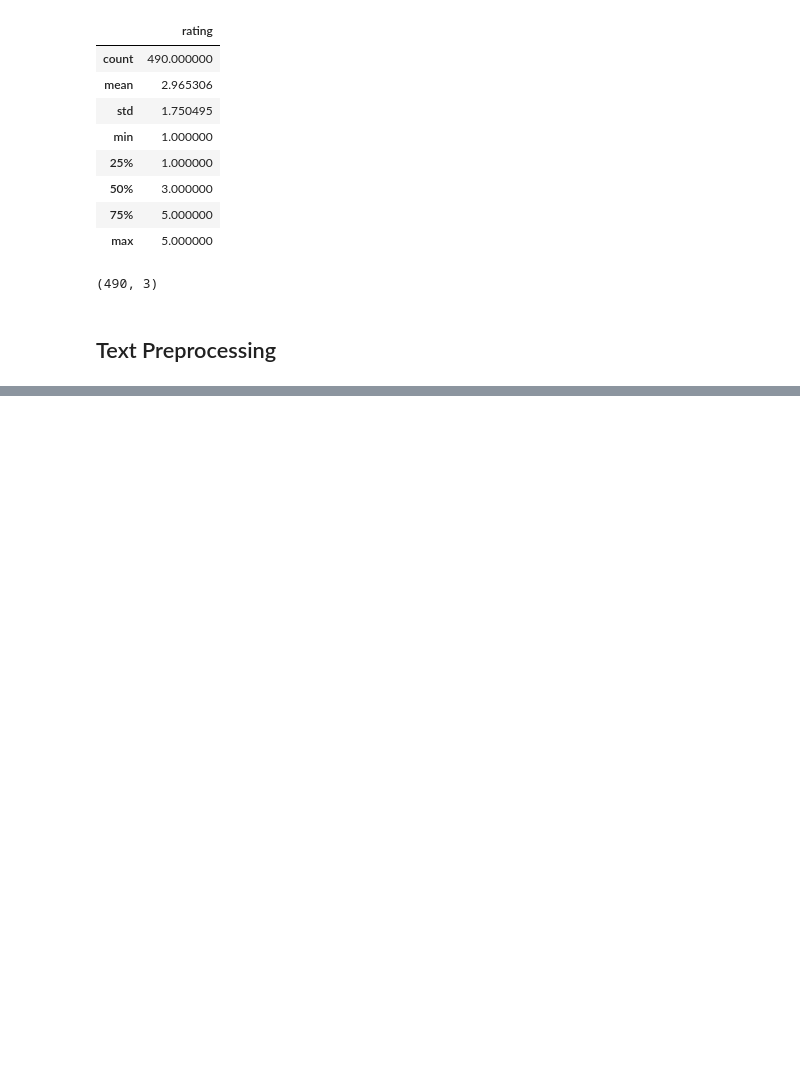
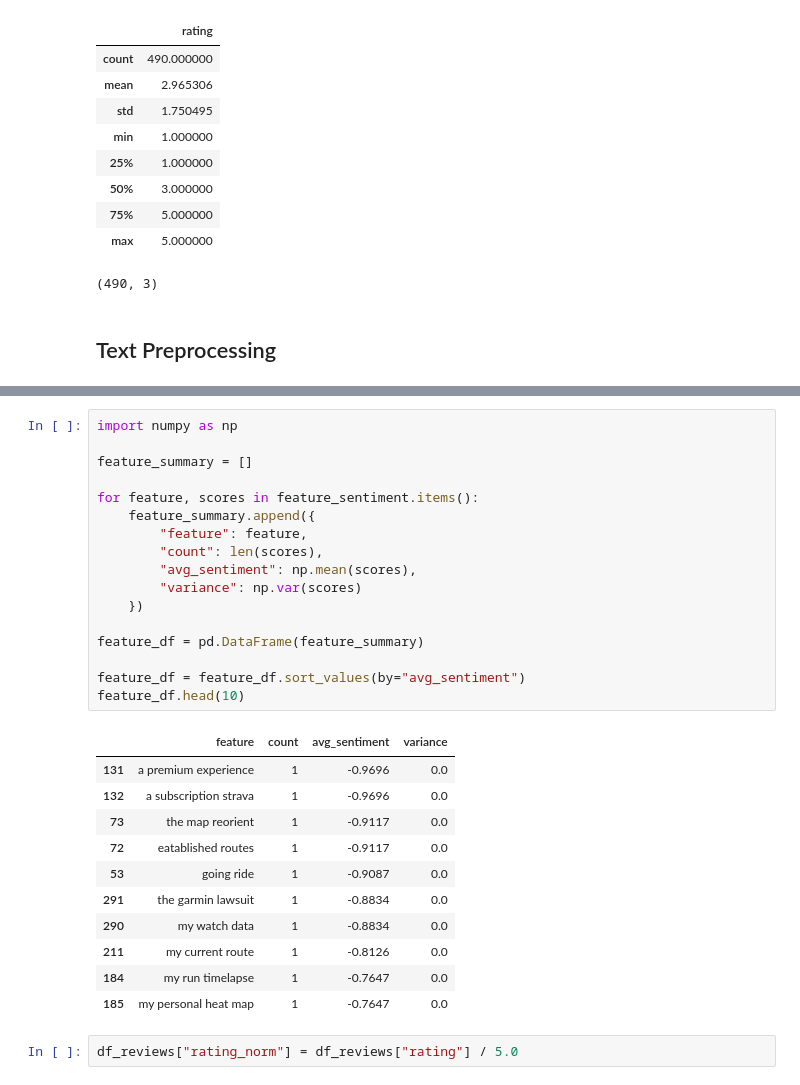
Before and after one commit to geoffreycloud/ios-app-review-insights, a Jupyter notebook: Sentiment_Analysis_FE.ipynb, the cells around one changed output, grey strips where cells are left out. Cells and saved outputs as stored; diff of their text form; blank space fills up the shorter version.

```diff
--- a/Sentiment_Analysis_FE.ipynb
+++ b/Sentiment_Analysis_FE.ipynb
@@ -52,0 +141,31 @@ ModuleNotFoundError: No module named 'urllib3.packages.six.moves'
+# %%
+import numpy as np
+
+feature_summary = []
+
+for feature, scores in feature_sentiment.items():
+    feature_summary.append({
+        "feature": feature,
+        "count": len(scores),
+        "avg_sentiment": np.mean(scores),
+        "variance": np.var(scores)
+    })
+
+feature_df = pd.DataFrame(feature_summary)
+
+feature_df = feature_df.sort_values(by="avg_sentiment")
+feature_df.head(10)
+# %% [output]
+|  | feature | count | avg_sentiment | variance |
+| 131 | a premium experience | 1 | -0.9696 | 0.0 |
+| 132 | a subscription strava | 1 | -0.9696 | 0.0 |
+| 73 | the map reorient | 1 | -0.9117 | 0.0 |
+| 72 | eatablished routes | 1 | -0.9117 | 0.0 |
+| 53 | going ride | 1 | -0.9087 | 0.0 |
+| 291 | the garmin lawsuit | 1 | -0.8834 | 0.0 |
+| 290 | my watch data | 1 | -0.8834 | 0.0 |
+| 211 | my current route | 1 | -0.8126 | 0.0 |
+| 184 | my run timelapse | 1 | -0.7647 | 0.0 |
+| 185 | my personal heat map | 1 | -0.7647 | 0.0 |
+# %%
+df_reviews["rating_norm"] = df_reviews["rating"] / 5.0
```
Also changed, not shown: parts of 10 cells of this notebook.
